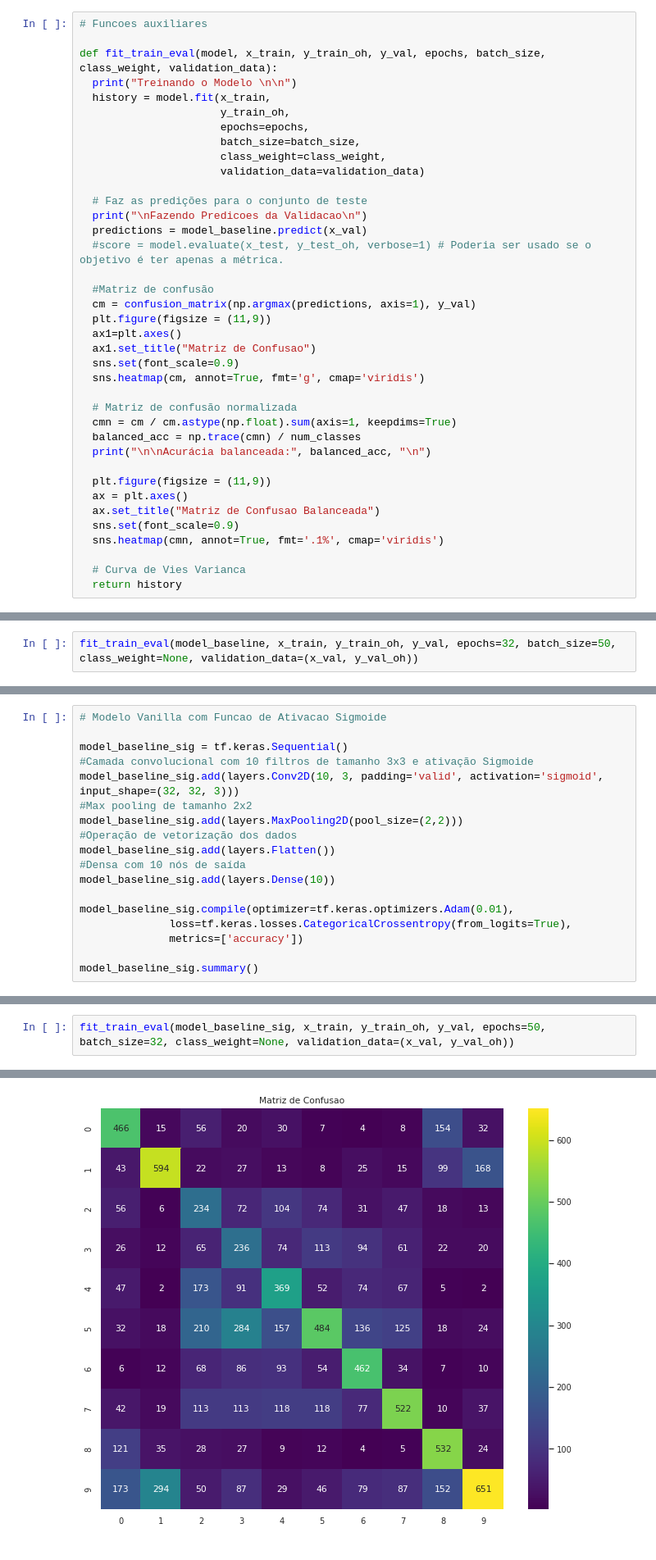
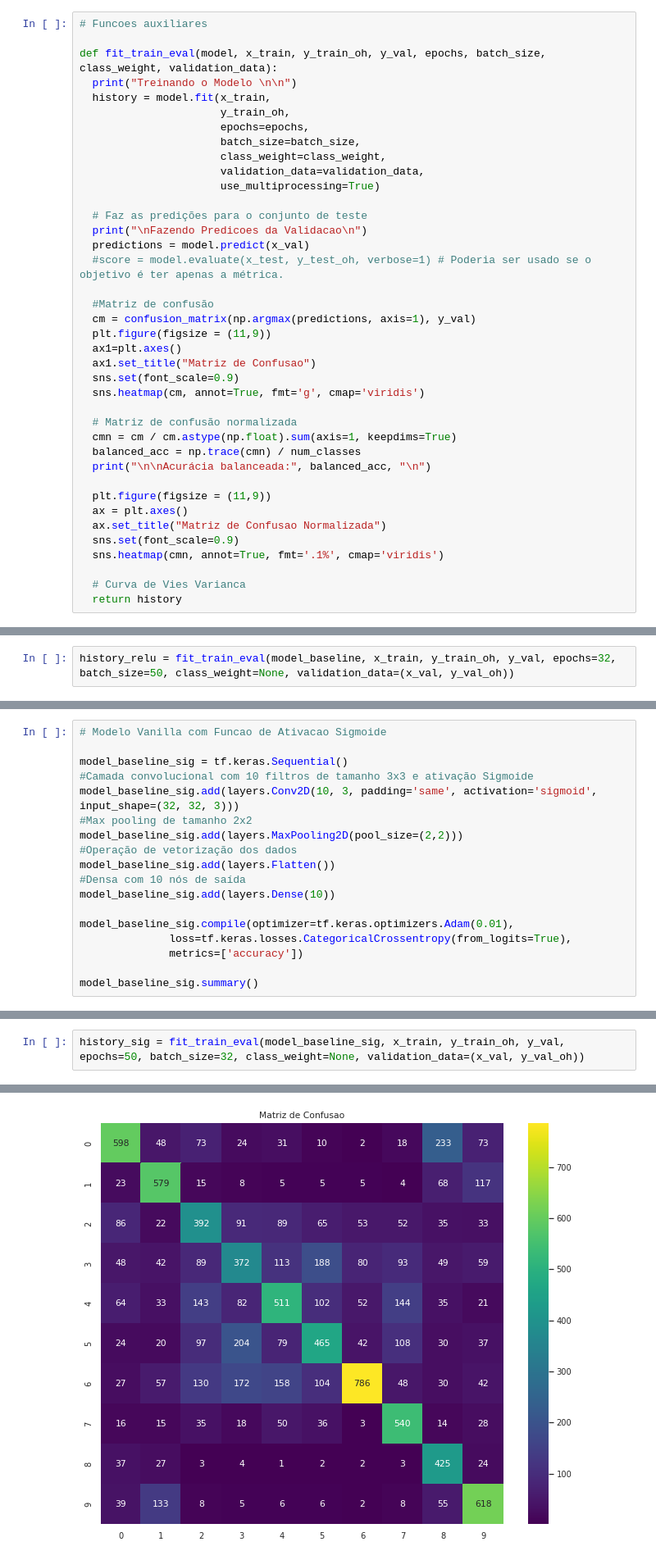
Before and after one commit to esuda/mineiracao_dados_complexos, a Jupyter notebook: INF0618_Trabalho_01_Kurosawa_Suda_Wakabayashi.ipynb, the cells around one changed output, grey strips where cells are left out. Shown at 82% size. Drawn from its saved outputs; the diff is of its cells as text.

```diff
--- a/INF0618_Trabalho_01_Kurosawa_Suda_Wakabayashi.ipynb
+++ b/INF0618_Trabalho_01_Kurosawa_Suda_Wakabayashi.ipynb
@@ -29,11 +29,12 @@ def fit_train_eval(model, x_train, y_train_oh, y_val, epochs, batch_size, class_
                       epochs=epochs,
                       batch_size=batch_size,
                       class_weight=class_weight,
-                      validation_data=validation_data)
+                      validation_data=validation_data,
+                      use_multiprocessing=True)
 
   # Faz as predições para o conjunto de teste
   print("\nFazendo Predicoes da Validacao\n")
-  predictions = model_baseline.predict(x_val)
+  predictions = model.predict(x_val)
   #score = model.evaluate(x_test, y_test_oh, verbose=1) # Poderia ser usado se o objetivo é ter apenas a métrica.
 
   #Matriz de confusão
@@ -51,7 +52,7 @@ def fit_train_eval(model, x_train, y_train_oh, y_val, epochs, batch_size, class_
 
   plt.figure(figsize = (11,9))
   ax = plt.axes()
-  ax.set_title("Matriz de Confusao Balanceada")
+  ax.set_title("Matriz de Confusao Normalizada")
   sns.set(font_scale=0.9)
   sns.heatmap(cmn, annot=True, fmt='.1%', cmap='viridis')
 
@@ -161,7 +166,7 @@ Trainable params: 22,790
 Non-trainable params: 0
 _________________________________________________________________
 # %%
-fit_train_eval(model_baseline, x_train, y_train_oh, y_val, epochs=32, batch_size=50, class_weight=None, validation_data=(x_val, y_val_oh))
+history_relu = fit_train_eval(model_baseline, x_train, y_train_oh, y_val, epochs=32, batch_size=50, class_weight=None, validation_data=(x_val, y_val_oh))
 # %% [output]
 Treinando o Modelo
 
@@ -192,7 +196,7 @@ Acurácia balanceada: 0.46658398020766717
 
 model_baseline_sig = tf.keras.Sequential()
 #Camada convolucional com 10 filtros de tamanho 3x3 e ativação Sigmoide
-model_baseline_sig.add(layers.Conv2D(10, 3, padding='valid', activation='sigmoid', input_shape=(32, 32, 3)))
+model_baseline_sig.add(layers.Conv2D(10, 3, padding='same', activation='sigmoid', input_shape=(32, 32, 3)))
 #Max pooling de tamanho 2x2
 model_baseline_sig.add(layers.MaxPooling2D(pool_size=(2,2)))
 #Operação de vetorização dos dados
@@ -223,7 +227,7 @@ Trainable params: 22,790
 Non-trainable params: 0
 _________________________________________________________________
 # %%
-fit_train_eval(model_baseline_sig, x_train, y_train_oh, y_val, epochs=50, batch_size=32, class_weight=None, validation_data=(x_val, y_val_oh))
+history_sig = fit_train_eval(model_baseline_sig, x_train, y_train_oh, y_val, epochs=50, batch_size=32, class_weight=None, validation_data=(x_val, y_val_oh))
 # %% [output]
 Treinando o Modelo
 
@@ -246 +249 @@ Acurácia balanceada: 0.46658398020766717
-[figure, old version]
+[figure, new version]
```
Also changed, not shown: parts of 25 cells of this notebook.
